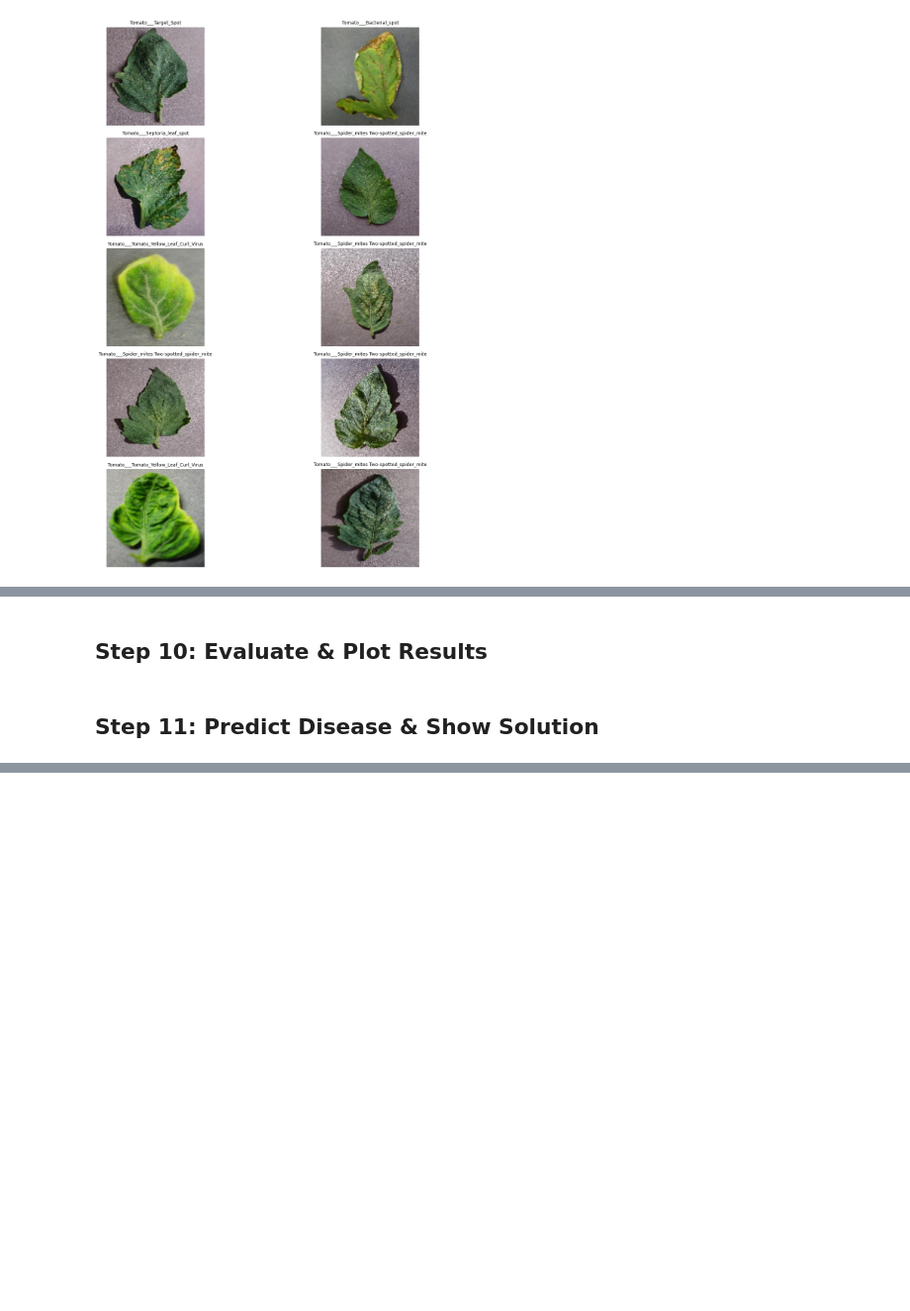
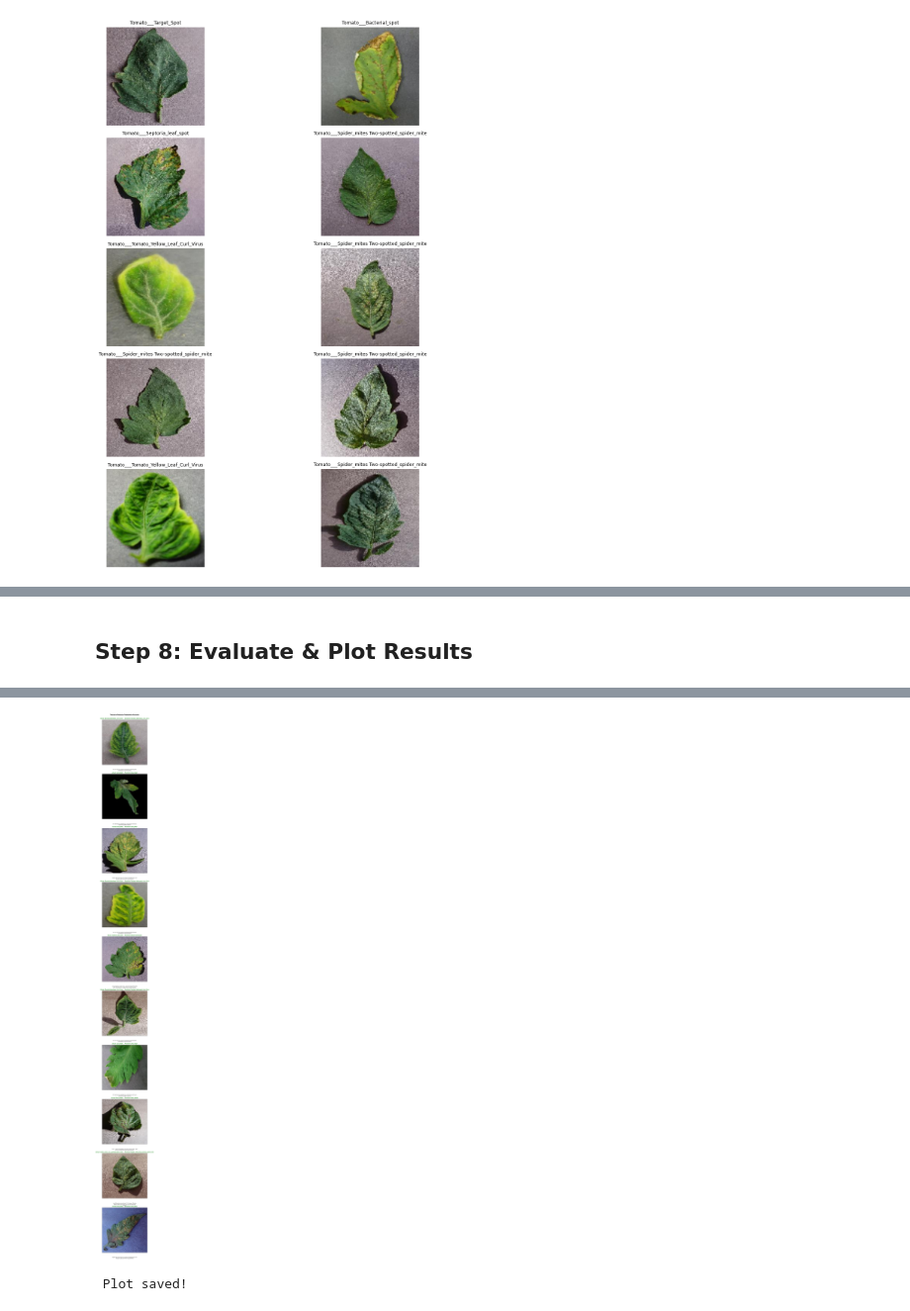
Before and after one commit to Ragul2526/Plant-Diseases-Detection-using-DL, a Jupyter notebook: tomato_disease_detection.ipynb, the cells around one changed output, grey strips where cells are left out. Shown at 99% size. Drawn from its saved outputs; the diff is of its cells as text; code cells hidden in the pictures; blank space fills up the shorter version.

```diff
--- a/tomato_disease_detection.ipynb
+++ b/tomato_disease_detection.ipynb
@@ -517,2 +353,2 @@ Detected at node PyFunc defined at (most recent call last):
 # %% [markdown]
-## Step 10: Evaluate & Plot Results
+## Step 8: Evaluate & Plot Results
@@ -541,22 +355,45 @@ plt.show()
-# %% [markdown]
-## Step 11: Predict Disease & Show Solution
-# %%
-y_pred = np.argmax(cnn_model.predict(X_test_cae), axis=1)
-
-# Show result for first 5 test images
-plt.figure(figsize=(15, 6))
-for i in range(5):
-    ax = plt.subplot(1, 5, i + 1)
-    plt.imshow(X_test[i])
-    predicted = CLASS_NAMES[y_pred[i]]
-    actual    = CLASS_NAMES[y_test[i]]
-    color     = 'green' if y_pred[i] == y_test[i] else 'red'
-    plt.title(f'Pred: {predicted.split("_")[1]}\nActual: {actual.split("_")[1]}',
-              color=color, fontsize=8)
-    plt.axis('off')
-plt.tight_layout()
-plt.show()
-
-# Print solution for first prediction
-print(f'\nDisease  : {CLASS_NAMES[y_pred[0]]}')
-print(f'💊 Solution : {SOLUTIONS[y_pred[0]]}')
+# %%
+import textwrap
+test_gen.reset()
+images, labels = next(test_gen)
+
+predictions = cnn_model.predict(images[:10])
+predicted_classes = np.argmax(predictions, axis=1)
+
+fig, axes = plt.subplots(10, 1, figsize=(15, 80))
+
+for i in range(10):
+    actual    = CLASS_NAMES[int(labels[i])].replace('Tomato___', '')
+    predicted = CLASS_NAMES[predicted_classes[i]].replace('Tomato___', '')
+    solution  = SOLUTIONS[predicted_classes[i]]
+    correct   = int(labels[i]) == predicted_classes[i]
+
+    axes[i].imshow(images[i])
+
+    axes[i].set_title(
+        f'Actual: {actual}  |  Predicted: {predicted}',
+        color='green' if correct else 'red',
+        fontsize=11,
+        fontweight='bold',
+        pad=10
+    )
+
+
+    axes[i].text(
+        0.5, -0.1,
+        textwrap.fill(solution, width=60),
+        transform=axes[i].transAxes,
+        fontsize=9,
+        ha='center',
+        va='top',
+        wrap=True
+    )
+
+    axes[i].tick_params(left=False, bottom=False, labelleft=False, labelbottom=False)
+
+plt.suptitle('Tomato Disease Detection Results', fontsize=16, fontweight='bold', y=1.001)
+plt.tight_layout()
+plt.savefig('results.png', bbox_inches='tight', dpi=150)
+plt.show()
+print(' Plot saved!')
+# %% [output]
@@ -562,0 +401,2 @@ print(f'💊 Solution : {SOLUTIONS[y_pred[0]]}')
+[figure, added]
+ Plot saved!
```
Also changed, not shown: parts of 16 cells of this notebook.
